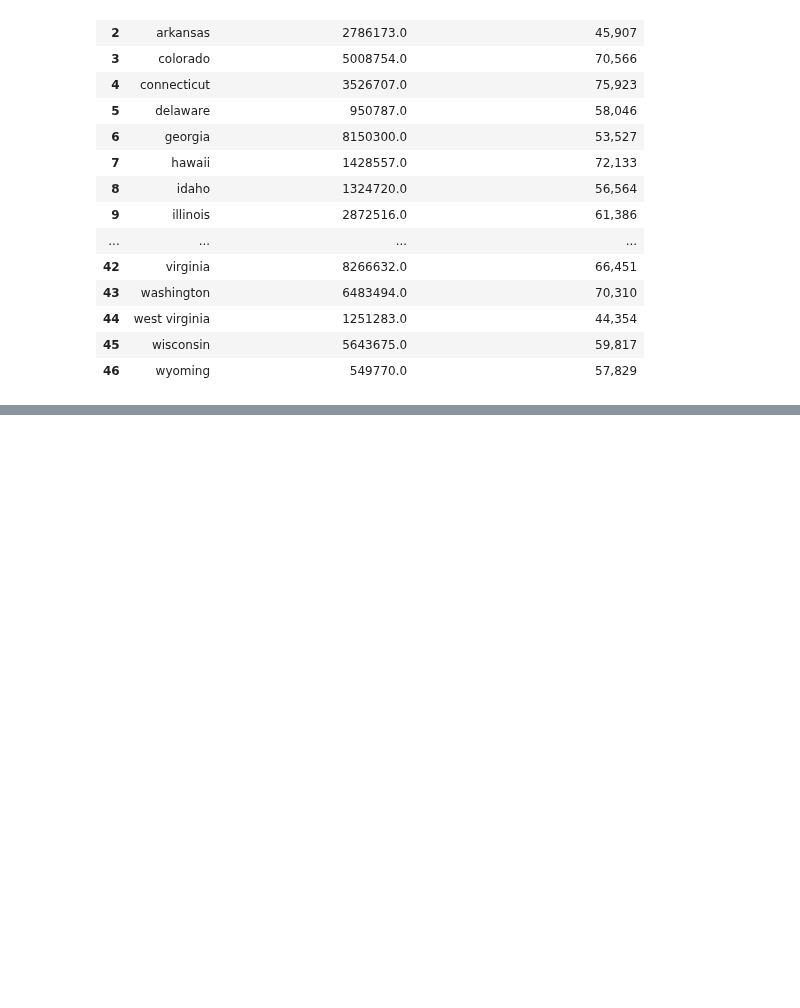
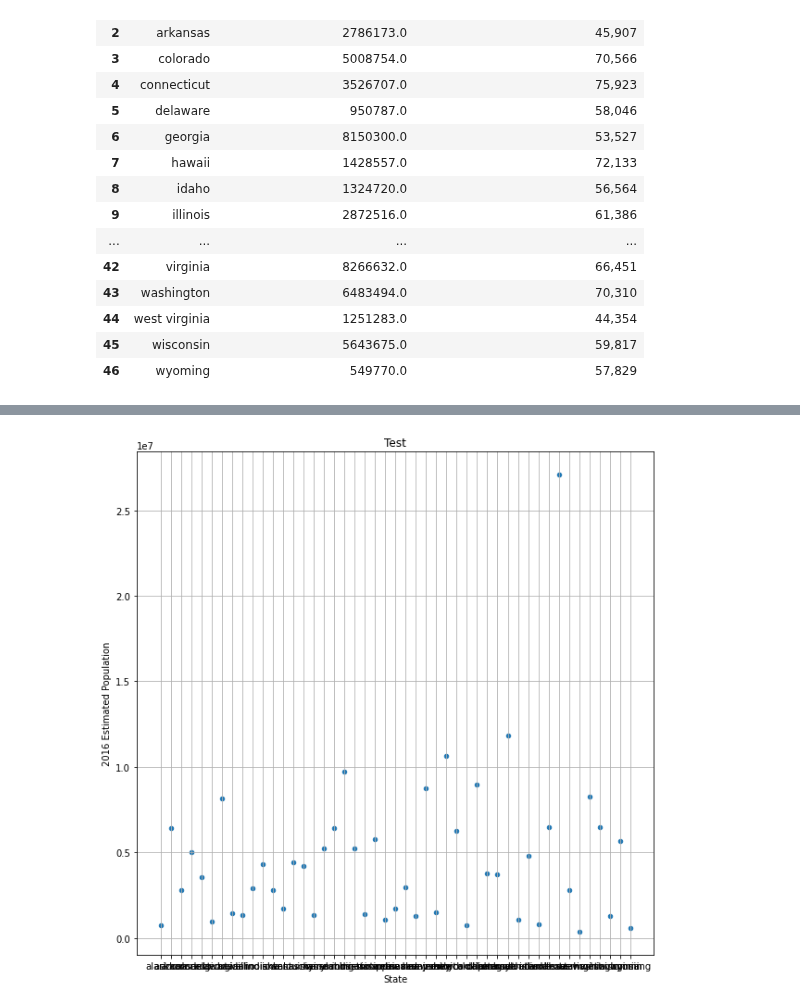
Before and after one commit to sjuarez382/UCI-Group_Project_1-Team9, a Jupyter notebook: State_Crime_Updated.ipynb, the cells around one changed output, grey strips where cells are left out. Saved outputs shown, nothing was run; the diff lists cells and outputs as text; code cells hidden in the pictures; blank space fills up the shorter version.

```diff
--- a/State_Crime_Updated.ipynb
+++ b/State_Crime_Updated.ipynb
@@ -346,0 +391,5 @@ clean_slimpop_df
+# %%
+clean_slimpop_df.plot(kind="scatter", x="State", y="2016 Estimated Population", grid=True, figsize=(10,10), title="Test")
+plt.show()
+# %% [output]
+[figure, added]
```
Also changed, not shown: parts of 8 cells of this notebook, 1 other file.
